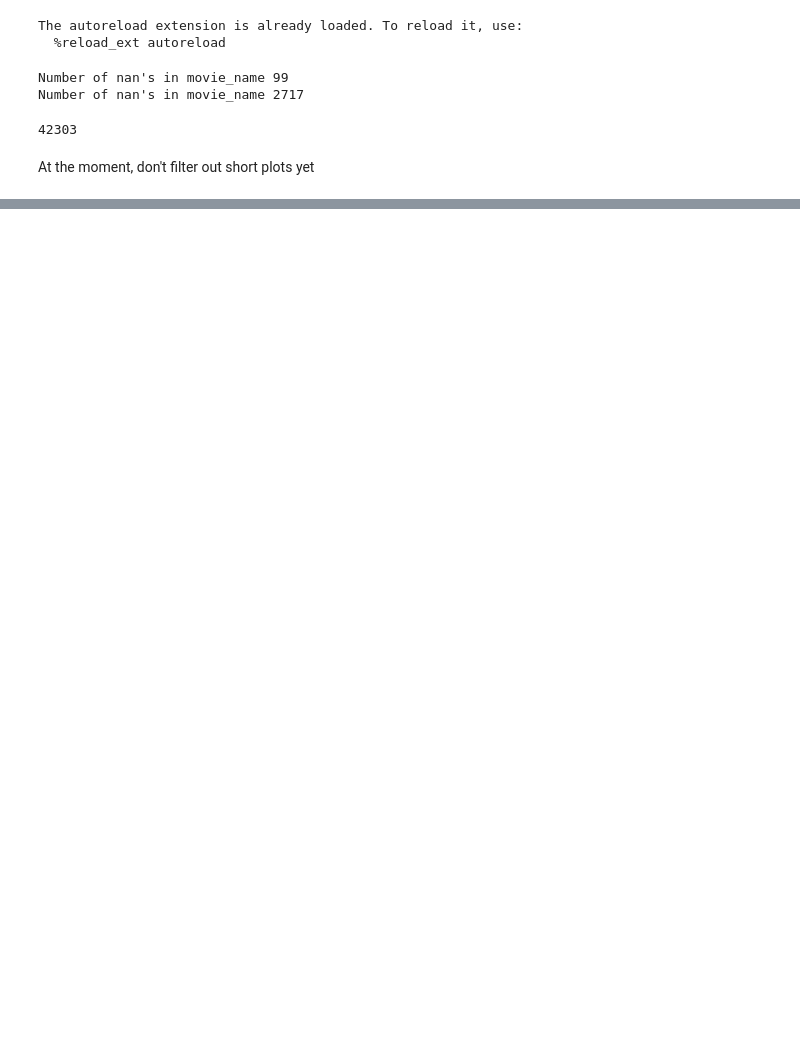
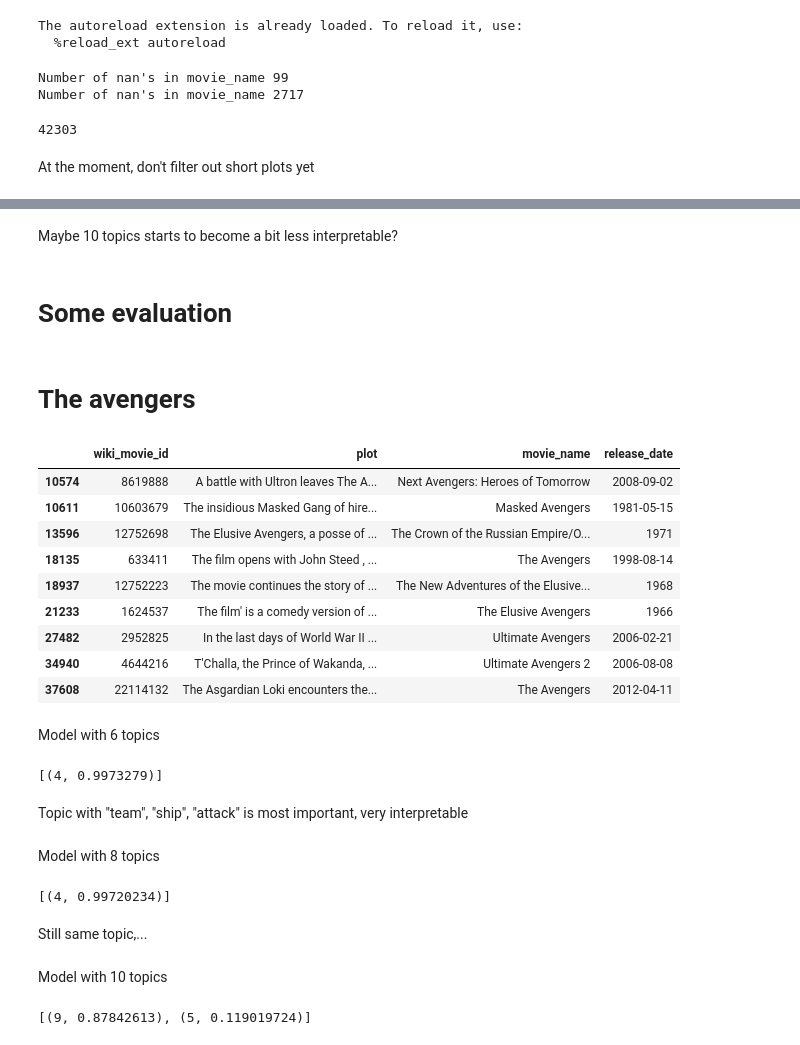
Before and after one commit to epfl-ada/ada-2023-project-msosm, a Jupyter notebook: plot_clustering.ipynb, the cells around one changed output, grey strips where cells are left out. Drawn from its saved outputs; the diff is of its cells as text; code cells hidden in the pictures; blank space fills up the shorter version.

Commit message:
Got LDA to work quite well, notebook still quite messy tho, preprocessed docs are also pickled

```diff
--- a/plot_clustering.ipynb
+++ b/plot_clustering.ipynb
@@ -143,0 +217,41 @@ model[corpus[1]]
+# %% [markdown]
+Maybe 10 topics starts to become a bit less interpretable?
+# %% [markdown]
+# Some evaluation
+# %% [markdown]
+# The avengers
+# %%
+plot_summaries[plot_summaries['movie_name'].str.contains('avengers', case=False, na=False)]
+# %% [output]
+|  | wiki_movie_id | plot | movie_name | release_date |
+| 10574 | 8619888 | A battle with Ultron leaves The A... | Next Avengers: Heroes of Tomorrow | 2008-09-02 |
+| 10611 | 10603679 | The insidious Masked Gang of hire... | Masked Avengers | 1981-05-15 |
+| 13596 | 12752698 | The Elusive Avengers, a posse of ... | The Crown of the Russian Empire/O... | 1971 |
+| 18135 | 633411 | The film opens with John Steed , ... | The Avengers | 1998-08-14 |
+| 18937 | 12752223 | The movie continues the story of ... | The New Adventures of the Elusive... | 1968 |
+| 21233 | 1624537 | The film' is a comedy version of ... | The Elusive Avengers | 1966 |
+| 27482 | 2952825 | In the last days of World War II ... | Ultimate Avengers | 2006-02-21 |
+| 34940 | 4644216 | T'Challa, the Prince of Wakanda, ... | Ultimate Avengers 2 | 2006-08-08 |
+| 37608 | 22114132 | The Asgardian Loki encounters the... | The Avengers | 2012-04-11 |
+# %% [markdown]
+Model with 6 topics
+# %%
+print(sorted(model1[corpus[37608]],key=lambda x:x[1],reverse=True))
+# %% [output]
+[(4, 0.9973279)]
+# %% [markdown]
+Topic with "team", "ship", "attack" is most important, very interpretable
+# %% [markdown]
+Model with 8 topics
+# %%
+print(sorted(model2[corpus[37608]],key=lambda x:x[1],reverse=True))
+# %% [output]
+[(4, 0.99720234)]
+# %% [markdown]
+Still same topic,...
+# %% [markdown]
+Model with 10 topics
+# %%
+print(sorted(model3[corpus[37608]],key=lambda x:x[1],reverse=True))
+# %% [output]
+[(9, 0.87842613), (5, 0.119019724)]
```
Also changed, not shown: parts of 38 cells of this notebook, 2 other files.
